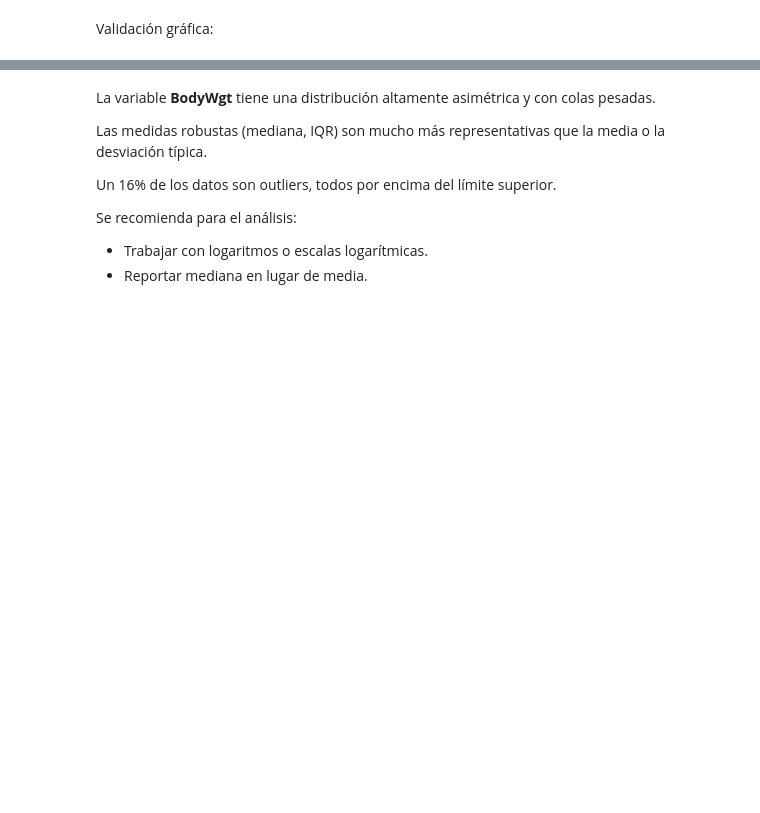
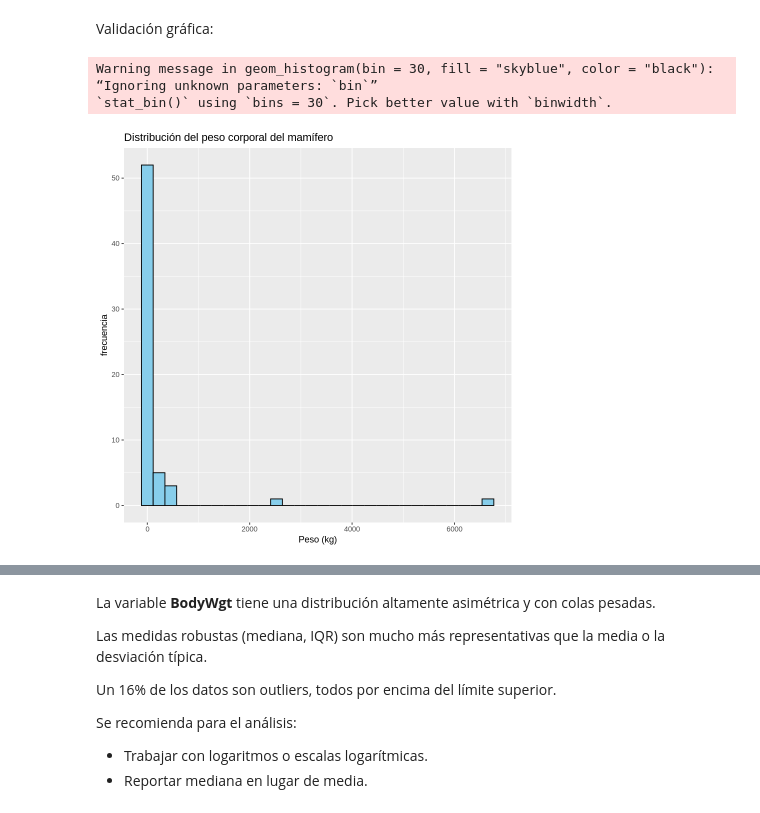
Before and after one commit to ednavivianasegura/ERAP_Curso_R, a Jupyter notebook: ERAP_R_Course_Modulo_IV.ipynb, the cells around one changed output, grey strips where cells are left out. Cells and saved outputs as stored; diff of their text form; code cells hidden in the pictures; blank space fills up the shorter version.

```diff
--- a/ERAP_R_Course_Modulo_IV.ipynb
+++ b/ERAP_R_Course_Modulo_IV.ipynb
@@ -275,0 +284,12 @@ Validación gráfica:
+# %%
+#Diagrama de barras de la variable BodyWht
+ggplot(sleep_limpio_BodyWgt,aes(BodyWgt))+
+  geom_histogram(bin=30, fill="skyblue", color = "black")+
+  labs(title= "Distribución del peso corporal del mamífero",
+x = "Peso (kg)",
+y = "frecuencia")
+# %% [output]
+Warning message in geom_histogram(bin = 30, fill = "skyblue", color = "black"):
+“Ignoring unknown parameters: `bin`”
+`stat_bin()` using `bins = 30`. Pick better value with `binwidth`.
+[figure, added]
```
Also changed, not shown: parts of 43 cells of this notebook.
